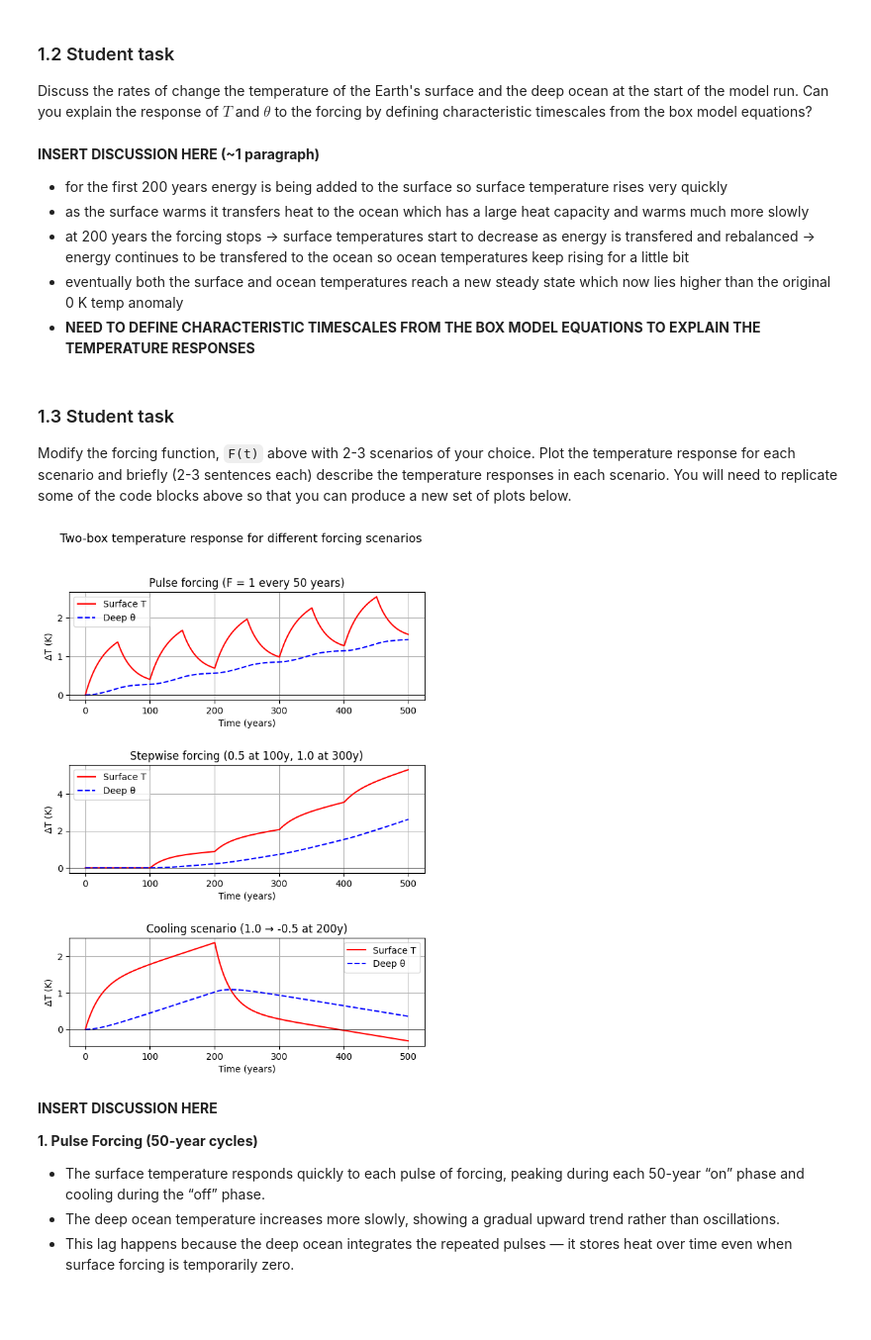
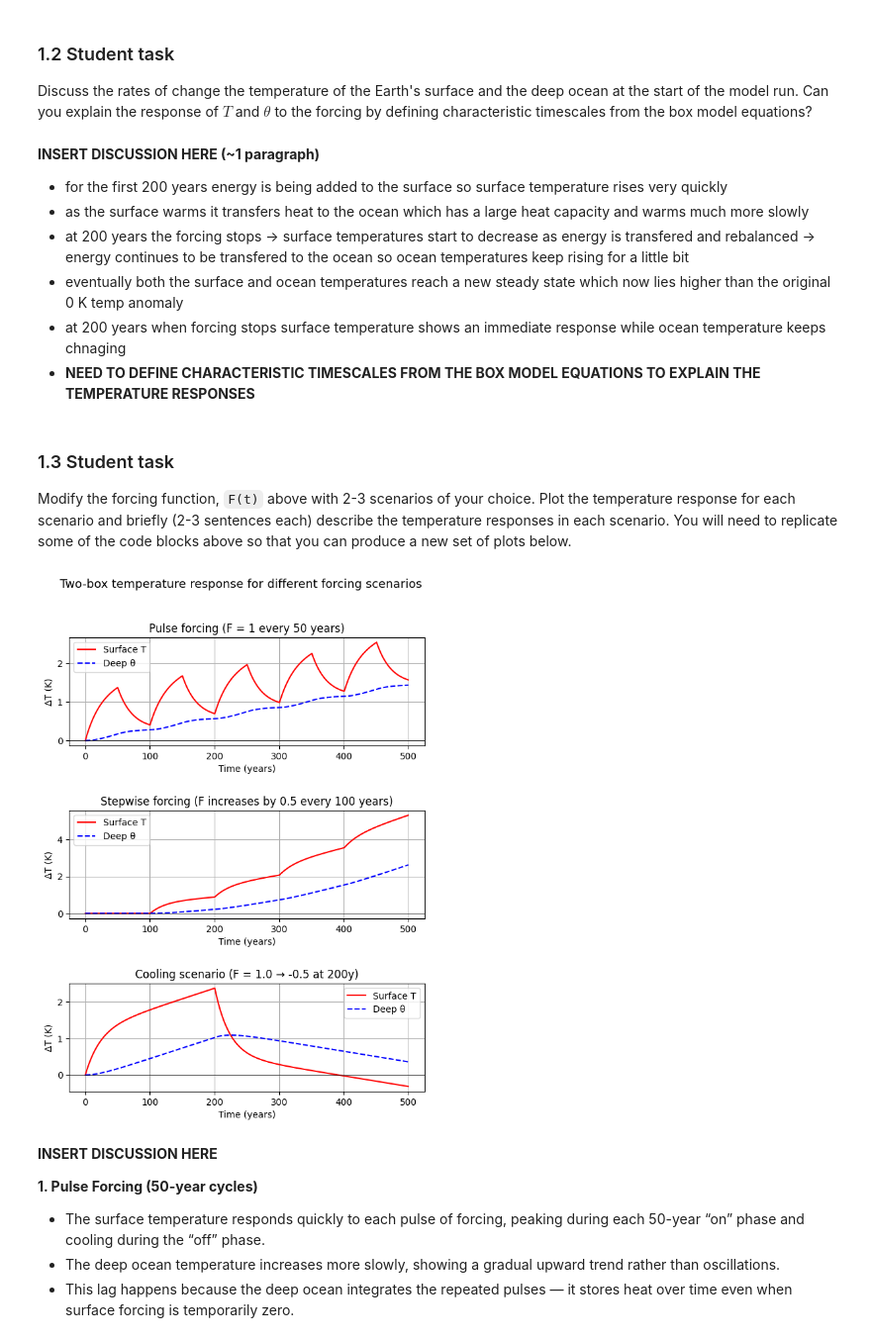
Before and after one commit to josephineshipp/QCES, a Jupyter notebook: Project1_numerical_methods.ipynb, the cells around one changed output. Shown at 99% size. Cells and saved outputs as stored; diff of their text form; code cells hidden in the pictures; blank space fills up the shorter version.

```diff
--- a/Project1_numerical_methods.ipynb
+++ b/Project1_numerical_methods.ipynb
@@ -101,25 +101,25 @@ Discuss the rates of change the temperature of the Earth's surface and the deep
 *  as the surface warms it transfers heat to the ocean which has a large heat capacity and warms much more slowly
 * at 200 years the forcing stops -> surface temperatures start to decrease as energy is transfered and rebalanced -> energy continues to be transfered to the ocean so ocean temperatures keep rising for a little bit
 * eventually both the surface and ocean temperatures reach a new steady state which now lies higher than the original 0 K temp anomaly
+* at 200 years when forcing stops surface temperature shows an immediate response while ocean temperature keeps chnaging
 * **NEED TO DEFINE CHARACTERISTIC TIMESCALES FROM THE BOX MODEL EQUATIONS TO EXPLAIN THE TEMPERATURE RESPONSES**
 # %% [markdown]
 ### 1.3 Student task
 <a id='section1pt3'></a>
 Modify the forcing function, `F(t)` above with 2-3 scenarios of your choice. Plot the temperature response for each scenario and briefly (2-3 sentences each) describe the temperature responses in each scenario. You will need to replicate some of the code blocks above so that you can produce a new set of plots below.
 # %%
-# parameters
+# Parameters (reminder)
 C_s = 17
 C_d = 156
 gamma = 0.67
-
 Nt = 500
 t = np.linspace(0, 500, Nt)
 dt = t[1] - t[0]
 
 
-# 1. Pulse forcing: ON for 50 years, OFF for 50 years — repeating until year 500
+# 1. Pulse forcing: F = 1 for 50 years, F = 0 for 50 years - repeat until year 500
 def F_pulse(t):
-    cycle = t % 100          # gives the position within each 100-year cycle
+    cycle = t % 100                       # gives the position within each 100-year cycle
     return 1.0 if cycle < 50 else 0.0
 
 # 2. Stepwise forcing: F increases by 0.5 every 100 years
@@ -127,12 +127,12 @@ def F_stepwise(t):
     step = int(t // 100)        # which 100-year interval we're in
     return 0.5 * step           # each step adds 0.5 to the forcing
 
-# 3. Cooling scenario: forcing = 1 for 0–200 years, then -0.5 afterwards
+# 3. Cooling scenario: F = 1 for 0–200 years, then -0.5 afterwards
 def F_cooling(t):
     return 1.0 if t < 200 else -0.5
 
 
-# integrator function (function to solve the two-box climate model over time using Explicit Euler)
+# Integrator function (to solve the two-box climate model over time using Explicit Euler)
 def integrate_box(Ffun, t, dt, C_s, C_d, gamma, T0=0.0, theta0=0.0):
     Nt = len(t)                              # number of time steps
     T = np.zeros(Nt)                         # surface temperature array
@@ -143,38 +143,38 @@ def integrate_box(Ffun, t, dt, C_s, C_d, gamma, T0=0.0, theta0=0.0):
     for i in range(Nt - 1):                  # loop through all time steps
         exch = gamma * (T[i] - theta[i])     # heat exchange between layers
         T[i+1] = T[i] + dt * ((Ffun(t[i]) - exch) / C_s)    # update surface
         theta[i+1] = theta[i] + dt * (exch / C_d)           # update deep
 
     return T, theta                          # return temperature time series
 
 
-# scenario list
+# Scenario list
 scenarios = [
     ("Pulse forcing (F = 1 every 50 years)", F_pulse),
-    ("Stepwise forcing (0.5 at 100y, 1.0 at 300y)", F_stepwise),
-    ("Cooling scenario (1.0 → -0.5 at 200y)", F_cooling),
+    ("Stepwise forcing (F increases by 0.5 every 100 years)", F_stepwise),
+    ("Cooling scenario (F = 1.0 → -0.5 at 200y)", F_cooling),
 ]
 
 
-# plotting
+# Plotting
 fig, axes = plt.subplots(len(scenarios), 1, figsize=(7, 9))
 
 for ax, (label, Ffun) in zip(axes, scenarios):
     T_s, th_s = integrate_box(Ffun, t, dt, C_s, C_d, gamma)
     ax.plot(t, T_s, 'r-', label='Surface T')
     ax.plot(t, th_s, 'b--', label='Deep θ')
     ax.axhline(0, color='k', linewidth=0.5)  # optional: zero line
     ax.set_ylabel('ΔT (K)')
     ax.set_xlabel('Time (years)')
     ax.set_title(label)
     ax.grid(True)
     ax.legend()
 
 fig.suptitle("Two-box temperature response for different forcing scenarios", fontsize=13)
 fig.subplots_adjust(hspace=0.6)
 plt.show()
 # %% [output]
-[figure, old version]
+[figure, new version]
 # %% [markdown]
 **INSERT DISCUSSION HERE**
 
```
Also changed, not shown: parts of 15 cells of this notebook.
